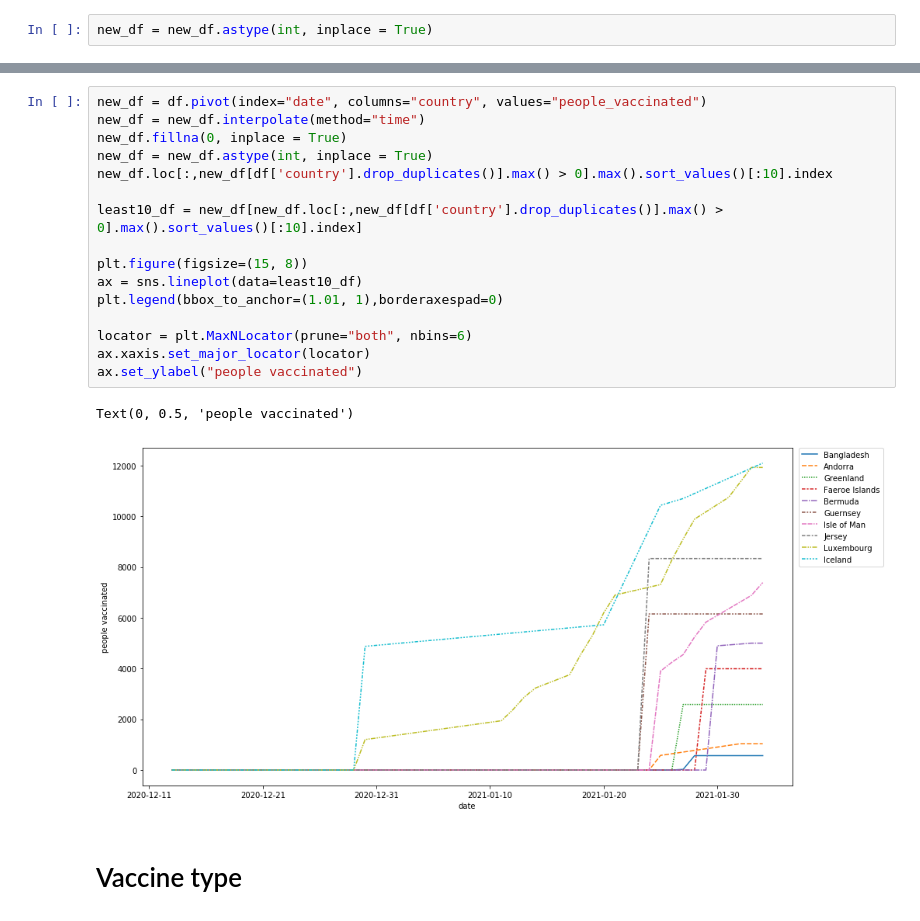
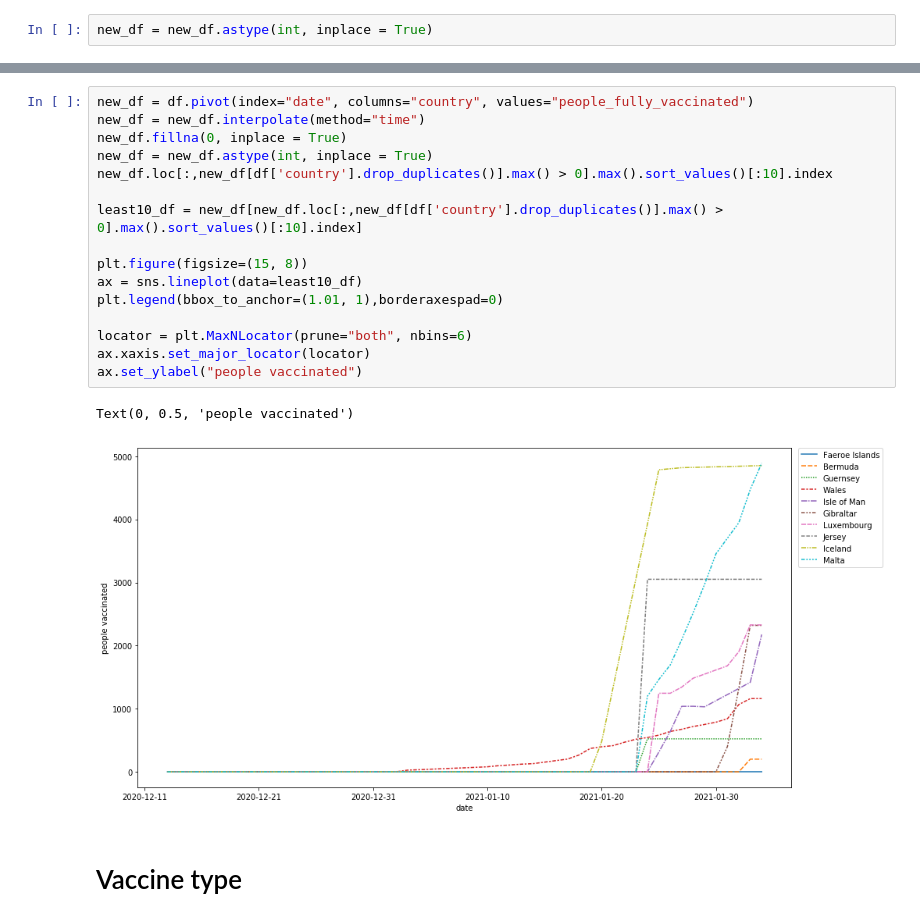
Before and after one commit to akbarnotopb/portofolio, a Jupyter notebook: Data Science/EDA/Covid Vaccinations EDA - 6 Feb 2021.ipynb, the cells around one changed output, grey strips where cells are left out. Cells and saved outputs as stored; diff of their text form.

```diff
--- a/Data Science/EDA/Covid Vaccinations EDA - 6 Feb 2021.ipynb
+++ b/Data Science/EDA/Covid Vaccinations EDA - 6 Feb 2021.ipynb
@@ -148,22 +148,22 @@ Text(0, 0.5, 'people vaccinated')
 # %%
-new_df = df.pivot(index="date", columns="country", values="people_vaccinated")
+new_df = df.pivot(index="date", columns="country", values="people_fully_vaccinated")
 new_df = new_df.interpolate(method="time")
 new_df.fillna(0, inplace = True)
 new_df = new_df.astype(int, inplace = True)
 new_df.loc[:,new_df[df['country'].drop_duplicates()].max() > 0].max().sort_values()[:10].index
 
 least10_df = new_df[new_df.loc[:,new_df[df['country'].drop_duplicates()].max() > 0].max().sort_values()[:10].index]
 
 plt.figure(figsize=(15, 8))
 ax = sns.lineplot(data=least10_df)
 plt.legend(bbox_to_anchor=(1.01, 1),borderaxespad=0)
 
 locator = plt.MaxNLocator(prune="both", nbins=6)
 ax.xaxis.set_major_locator(locator)
 ax.set_ylabel("people vaccinated")
 # %% [output]
 Text(0, 0.5, 'people vaccinated')
-[figure, old version]
+[figure, new version]
 # %% [markdown]
 # Vaccine type
 # %%
```
Also changed, not shown: parts of 6 cells of this notebook, 1 other file.
